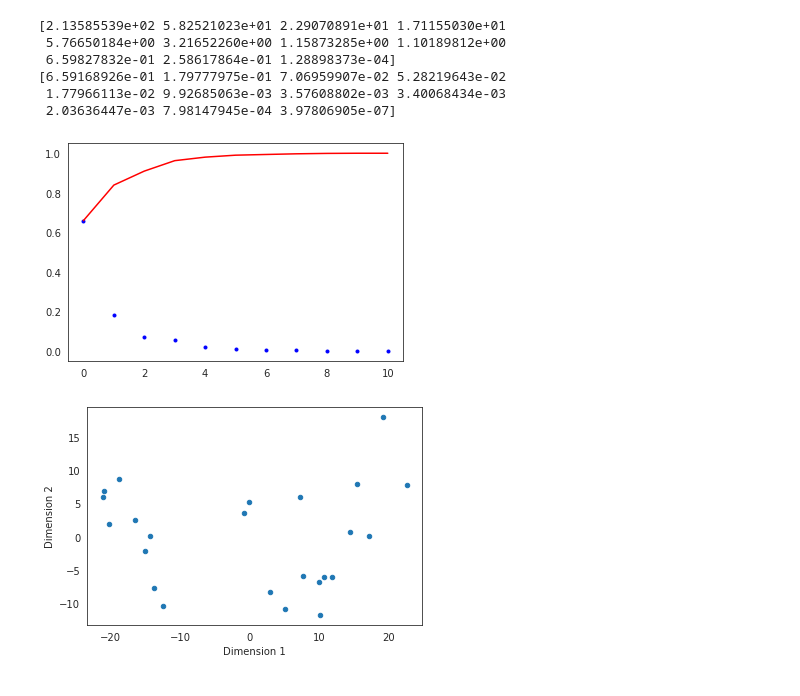
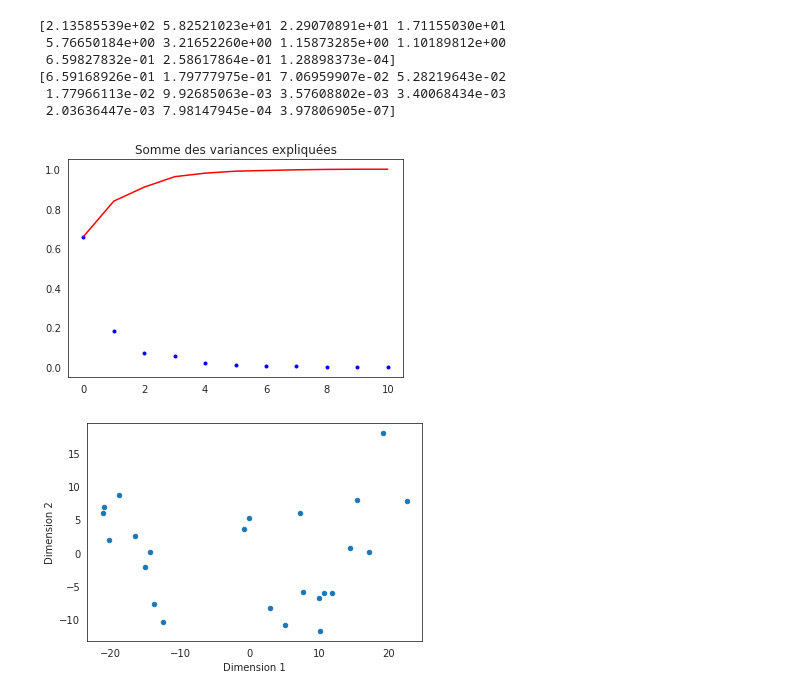
Before and after one commit to 3keneko/devstats, a Jupyter notebook: devoir_ben_lu.ipynb, the cells around one changed output. Drawn from its saved outputs; the diff is of its cells as text; code cells hidden in the pictures.

```diff
--- a/devoir_ben_lu.ipynb
+++ b/devoir_ben_lu.ipynb
@@ -170,14 +170,15 @@ print(pca.explained_variance_ratio_)
 # %%
 import numpy as np
 import matplotlib.pyplot as plt
 y = [*pca.explained_variance_ratio_]
 x = range(len(y))
 ycum = np.cumsum(y)
 plt.plot(x, y, '.b')
 plt.plot(x, ycum, "-r")
+plt.title("Somme des variances expliquées")
 plt.show()
 # %% [output]
-[figure, old version]
+[figure, new version]
 # %%
 depenses_pca = pca.transform(numeric_depenses)
 depenses_pca_df = pd.DataFrame({
```
Also changed, not shown: parts of 4 cells of this notebook.
